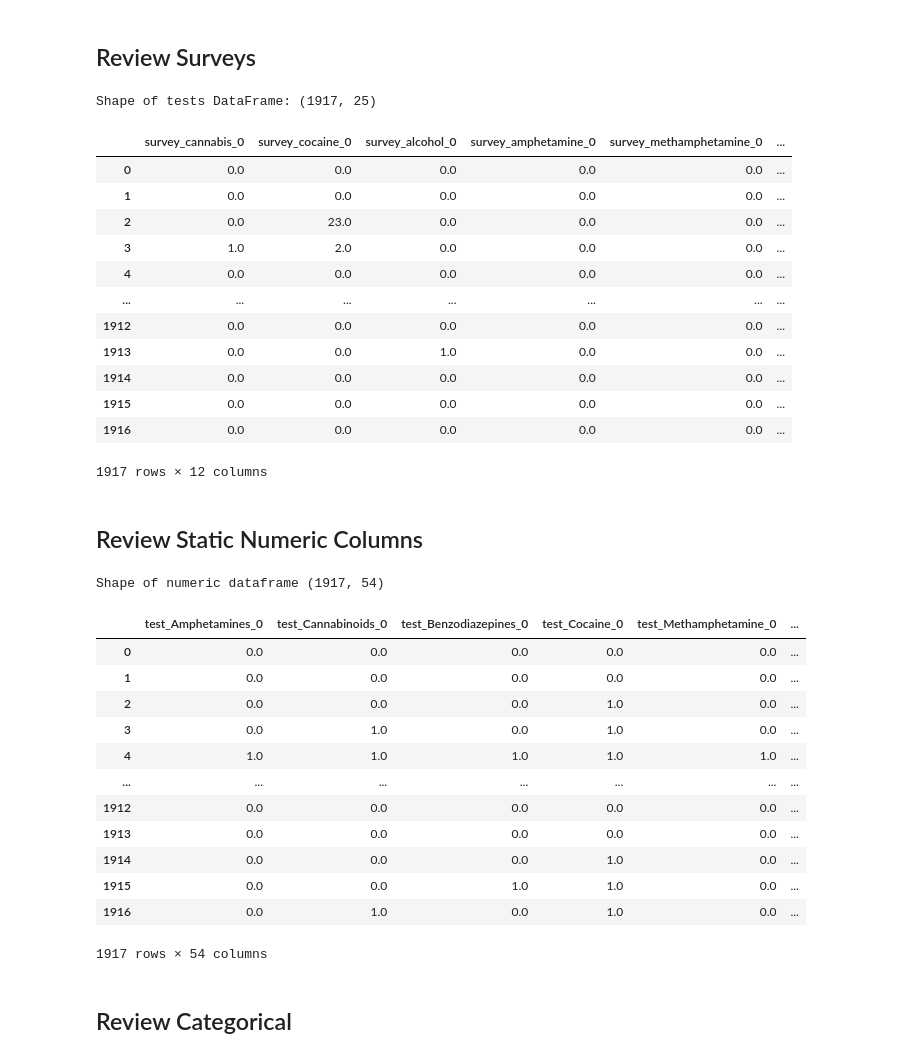
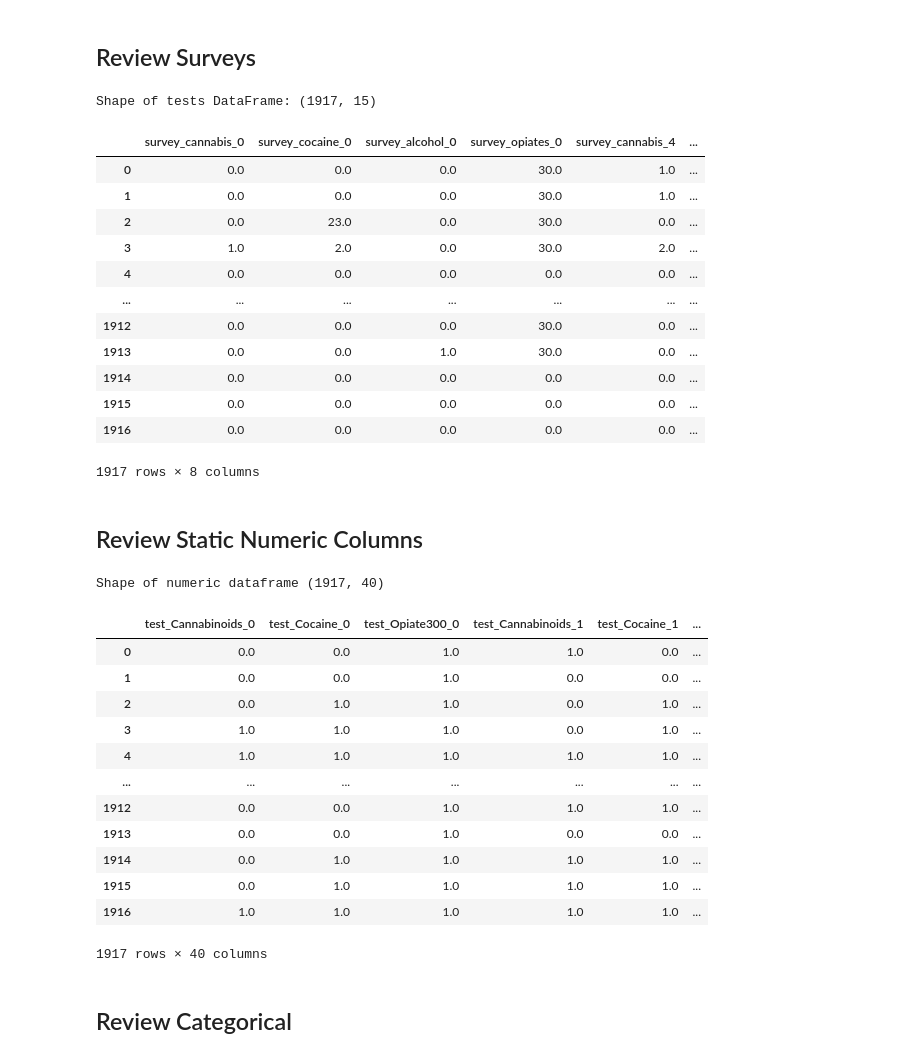
Before and after one commit to DanHerman212/precision_medicine, a Jupyter notebook: code/4_data_modeling.ipynb, the cells around one changed output. Saved outputs shown, nothing was run; the diff lists cells and outputs as text; code cells hidden in the pictures.

```diff
--- a/code/4_data_modeling.ipynb
+++ b/code/4_data_modeling.ipynb
@@ -38,14 +38,14 @@ Shape of dataframe prior to modeling: (1917, 419)
 # comment out the drugs you don't want to include
 drug_names = [
  #'Propoxyphene',
- 'Amphetamines',
+ #'Amphetamines',
  'Cannabinoids',
- 'Benzodiazepines',
+ #'Benzodiazepines',
  #'MMethadone',
  #'Oxycodone',
  'Cocaine',
- 'Methamphetamine',
- #'Opiate300'
+ #'Methamphetamine',
+ 'Opiate300'
  ]
 
 # Function to check if the suffix of the column name is numerically <= 4
@@ -88,51 +88,51 @@ Shape of tests DataFrame: (1917, 25)
 # %%
 # comment out the drugs you don't want to include
 survey_names = [
 'cannabis',
 'cocaine',
 'alcohol',
 #'oxycodone',
 #'mmethadone',
-'amphetamine',
-'methamphetamine',
-#'opiates',
-'benzodiazepines'
+#'amphetamine',
+#'methamphetamine',
+'opiates',
+#'benzodiazepines'
 ]
 
 # Function to check if the suffix of the column name is numerically <= 4
 # we only want columns that include data from the first 4 weeks of treatment
 def has_suffix_leq_4(col_name):
 	match = re.search(r'(\d+)$', col_name)  # Look for one or more digits at the end of the string
 	if match:
 		return int(match.group(1)) <= 4  # Convert the found digits to an integer and check if <= 4
 	return False
 
 # List comprehension to extract matching columns
 matching_columns = [
 	col for col in data.columns
 	if any(col.startswith('survey_'+survey) and has_suffix_leq_4(col) for survey in survey_names)
 ]
 
 # Use the matching_columns list to select the columns from the DataFrame
 survey = data[matching_columns]
 
 print('Shape of tests DataFrame:', tests.shape)
 display(survey)
 # %% [output]
-Shape of tests DataFrame: (1917, 25)
+Shape of tests DataFrame: (1917, 15)
-|  | survey_cannabis_0 | survey_cocaine_0 | survey_alcohol_0 | survey_amphetamine_0 | survey_methamphetamine_0 | ... |
-| 0 | 0.0 | 0.0 | 0.0 | 0.0 | 0.0 | ... |
-| 1 | 0.0 | 0.0 | 0.0 | 0.0 | 0.0 | ... |
-| 2 | 0.0 | 23.0 | 0.0 | 0.0 | 0.0 | ... |
-| 3 | 1.0 | 2.0 | 0.0 | 0.0 | 0.0 | ... |
+|  | survey_cannabis_0 | survey_cocaine_0 | survey_alcohol_0 | survey_opiates_0 | survey_cannabis_4 | ... |
+| 0 | 0.0 | 0.0 | 0.0 | 30.0 | 1.0 | ... |
+| 1 | 0.0 | 0.0 | 0.0 | 30.0 | 1.0 | ... |
+| 2 | 0.0 | 23.0 | 0.0 | 30.0 | 0.0 | ... |
+| 3 | 1.0 | 2.0 | 0.0 | 30.0 | 2.0 | ... |
 | 4 | 0.0 | 0.0 | 0.0 | 0.0 | 0.0 | ... |
 | ... | ... | ... | ... | ... | ... | ... |
-| 1912 | 0.0 | 0.0 | 0.0 | 0.0 | 0.0 | ... |
-| 1913 | 0.0 | 0.0 | 1.0 | 0.0 | 0.0 | ... |
+| 1912 | 0.0 | 0.0 | 0.0 | 30.0 | 0.0 | ... |
+| 1913 | 0.0 | 0.0 | 1.0 | 30.0 | 0.0 | ... |
 | 1914 | 0.0 | 0.0 | 0.0 | 0.0 | 0.0 | ... |
 | 1915 | 0.0 | 0.0 | 0.0 | 0.0 | 0.0 | ... |
 | 1916 | 0.0 | 0.0 | 0.0 | 0.0 | 0.0 | ... |
-1917 rows × 12 columns
+1917 rows × 8 columns
 # %% [markdown]
 ## Review Static Numeric Columns
 # %%
@@ -151,20 +151,20 @@ num_df = pd.concat([tests, survey, rsa, meds, cows], axis=1)
 print('Shape of numeric dataframe',num_df.shape)
 display(num_df)
 # %% [output]
-Shape of numeric dataframe (1917, 54)
+Shape of numeric dataframe (1917, 40)
-|  | test_Amphetamines_0 | test_Cannabinoids_0 | test_Benzodiazepines_0 | test_Cocaine_0 | test_Methamphetamine_0 | ... |
-| 0 | 0.0 | 0.0 | 0.0 | 0.0 | 0.0 | ... |
-| 1 | 0.0 | 0.0 | 0.0 | 0.0 | 0.0 | ... |
-| 2 | 0.0 | 0.0 | 0.0 | 1.0 | 0.0 | ... |
-| 3 | 0.0 | 1.0 | 0.0 | 1.0 | 0.0 | ... |
+|  | test_Cannabinoids_0 | test_Cocaine_0 | test_Opiate300_0 | test_Cannabinoids_1 | test_Cocaine_1 | ... |
+| 0 | 0.0 | 0.0 | 1.0 | 1.0 | 0.0 | ... |
+| 1 | 0.0 | 0.0 | 1.0 | 0.0 | 0.0 | ... |
+| 2 | 0.0 | 1.0 | 1.0 | 0.0 | 1.0 | ... |
+| 3 | 1.0 | 1.0 | 1.0 | 0.0 | 1.0 | ... |
 | 4 | 1.0 | 1.0 | 1.0 | 1.0 | 1.0 | ... |
 | ... | ... | ... | ... | ... | ... | ... |
-| 1912 | 0.0 | 0.0 | 0.0 | 0.0 | 0.0 | ... |
-| 1913 | 0.0 | 0.0 | 0.0 | 0.0 | 0.0 | ... |
-| 1914 | 0.0 | 0.0 | 0.0 | 1.0 | 0.0 | ... |
-| 1915 | 0.0 | 0.0 | 1.0 | 1.0 | 0.0 | ... |
-| 1916 | 0.0 | 1.0 | 0.0 | 1.0 | 0.0 | ... |
+| 1912 | 0.0 | 0.0 | 1.0 | 1.0 | 1.0 | ... |
+| 1913 | 0.0 | 0.0 | 1.0 | 0.0 | 0.0 | ... |
+| 1914 | 0.0 | 1.0 | 1.0 | 1.0 | 1.0 | ... |
+| 1915 | 0.0 | 1.0 | 1.0 | 1.0 | 1.0 | ... |
+| 1916 | 1.0 | 1.0 | 1.0 | 1.0 | 1.0 | ... |
-1917 rows × 54 columns
+1917 rows × 40 columns
 # %% [markdown]
 ## Review Categorical
 # %%
```
Also changed, not shown: parts of 16 cells of this notebook.
